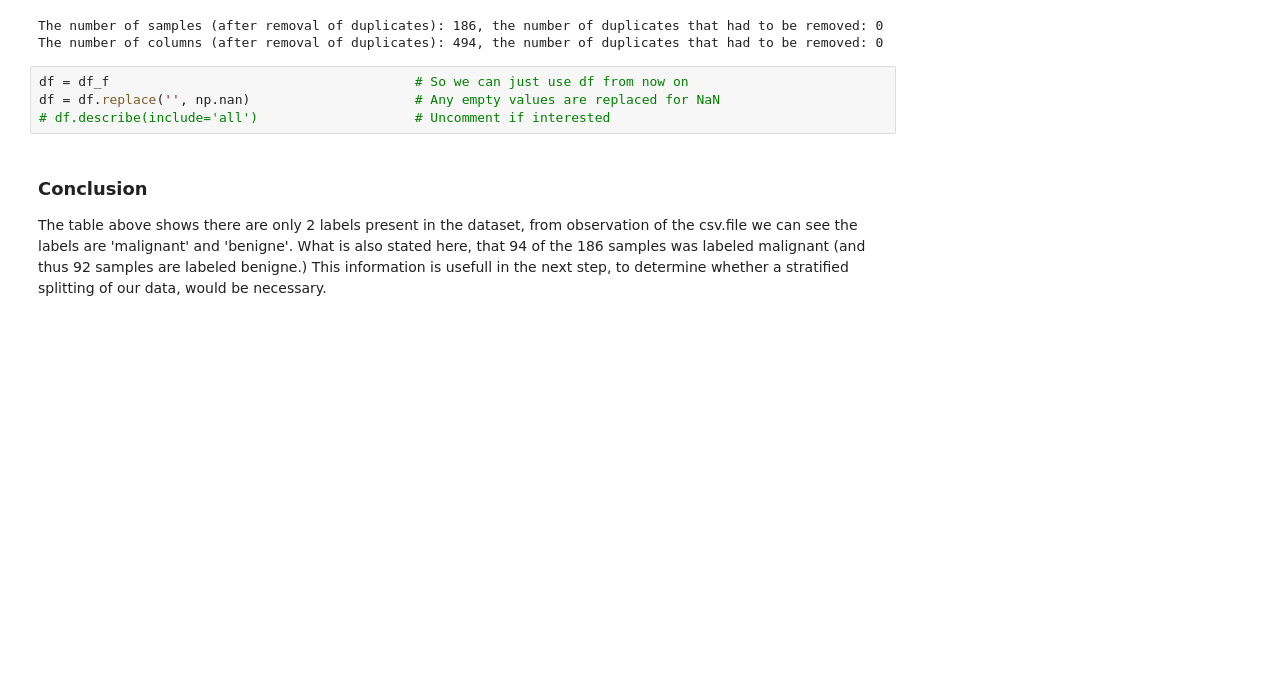
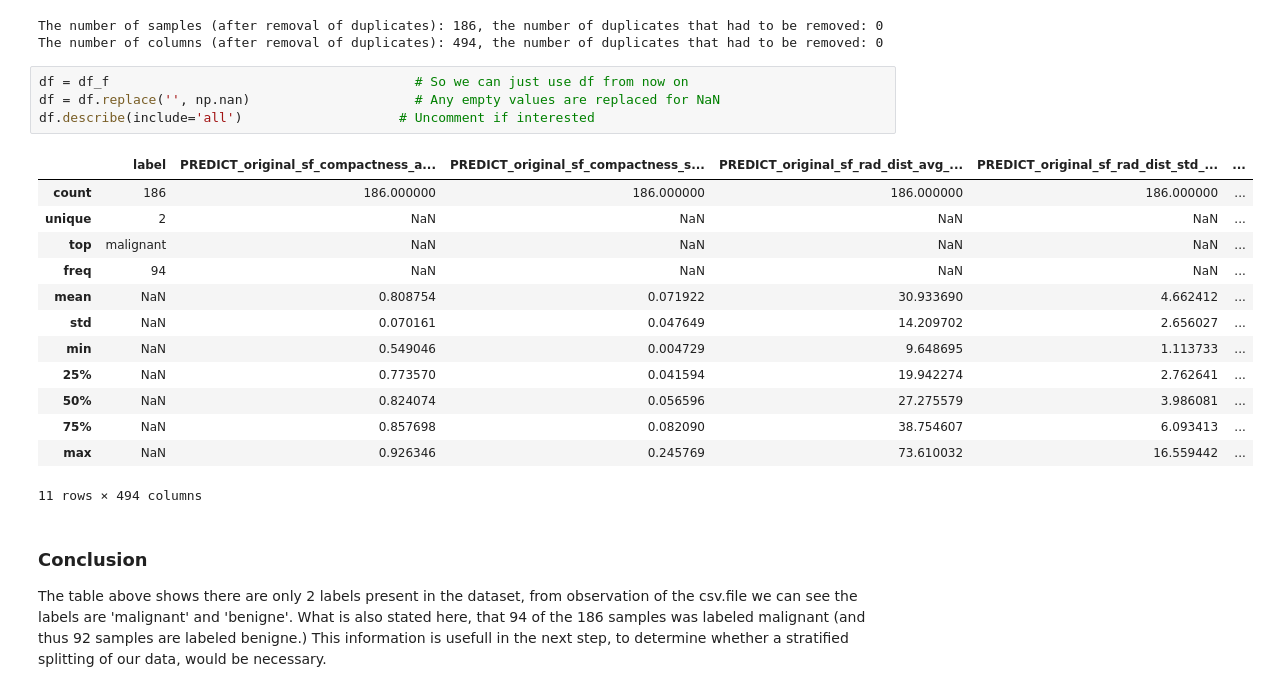
Before and after one commit to dpasqualini/TM10007_G16, a Jupyter notebook: assignment.ipynb, the cells around one changed output. Drawn from its saved outputs; the diff is of its cells as text; blank space fills up the shorter version.

```diff
--- a/assignment.ipynb
+++ b/assignment.ipynb
@@ -43,7 +66,21 @@ The number of columns (after removal of duplicates): 494, the number of duplicat
 # %%
 df = df_f                                       # So we can just use df from now on
 df = df.replace('', np.nan)                     # Any empty values are replaced for NaN
-# df.describe(include='all')                    # Uncomment if interested
+df.describe(include='all')                    # Uncomment if interested
+# %% [output]
+|  | label | PREDICT_original_sf_compactness_a... | PREDICT_original_sf_compactness_s... | PREDICT_original_sf_rad_dist_avg_... | PREDICT_original_sf_rad_dist_std_... | ... |
+| count | 186 | 186.000000 | 186.000000 | 186.000000 | 186.000000 | ... |
+| unique | 2 | NaN | NaN | NaN | NaN | ... |
+| top | malignant | NaN | NaN | NaN | NaN | ... |
+| freq | 94 | NaN | NaN | NaN | NaN | ... |
+| mean | NaN | 0.808754 | 0.071922 | 30.933690 | 4.662412 | ... |
+| std | NaN | 0.070161 | 0.047649 | 14.209702 | 2.656027 | ... |
+| min | NaN | 0.549046 | 0.004729 | 9.648695 | 1.113733 | ... |
+| 25% | NaN | 0.773570 | 0.041594 | 19.942274 | 2.762641 | ... |
+| 50% | NaN | 0.824074 | 0.056596 | 27.275579 | 3.986081 | ... |
+| 75% | NaN | 0.857698 | 0.082090 | 38.754607 | 6.093413 | ... |
+| max | NaN | 0.926346 | 0.245769 | 73.610032 | 16.559442 | ... |
+11 rows × 494 columns
 # %% [markdown]
 ### Conclusion
 The table above shows there are only 2 labels present in the dataset, from observation of the csv.file we can see the labels are 'malignant' and 'benigne'. What is also stated here, that 94 of the 186 samples was labeled malignant (and thus 92 samples are labeled benigne.) This information is usefull in the next step, to determine whether a stratified splitting of our data, would be necessary.
```
Also changed, not shown: parts of 14 cells of this notebook.
